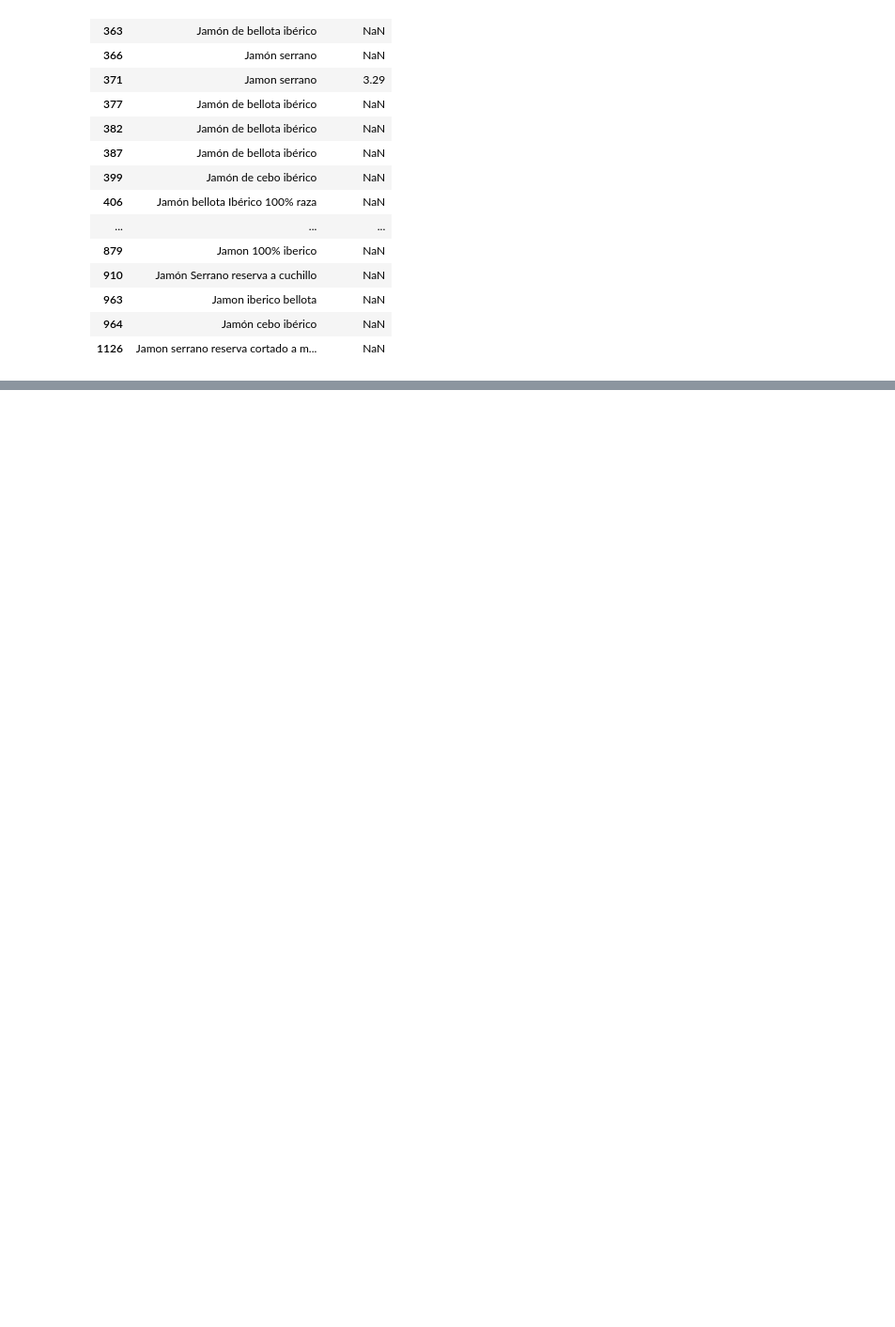
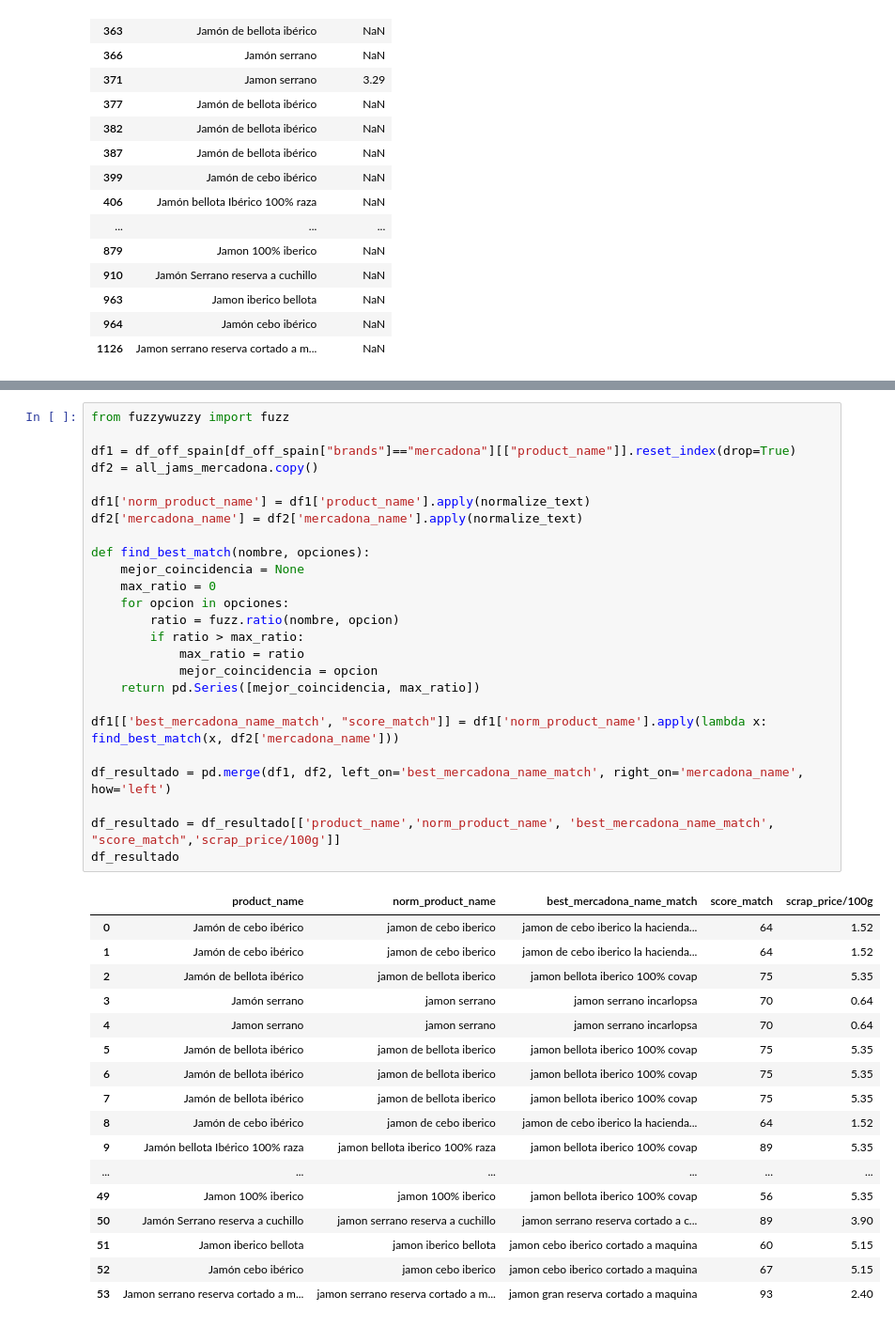
Before and after one commit to bastiatus/off.serranoalchemy, a Jupyter notebook: scraping.ipynb, the cells around one changed output, grey strips where cells are left out. Shown at 94% size. Saved outputs shown, nothing was run; the diff lists cells and outputs as text; blank space fills up the shorter version.

```diff
--- a/scraping.ipynb
+++ b/scraping.ipynb
@@ -449,0 +536,43 @@ Name: count, Length: 143, dtype: int64
+# %%
+from fuzzywuzzy import fuzz
+
+df1 = df_off_spain[df_off_spain["brands"]=="mercadona"][["product_name"]].reset_index(drop=True)
+df2 = all_jams_mercadona.copy()
+
+df1['norm_product_name'] = df1['product_name'].apply(normalize_text)
+df2['mercadona_name'] = df2['mercadona_name'].apply(normalize_text)
+
+def find_best_match(nombre, opciones):
+    mejor_coincidencia = None
+    max_ratio = 0
+    for opcion in opciones:
+        ratio = fuzz.ratio(nombre, opcion)
+        if ratio > max_ratio:
+            max_ratio = ratio
+            mejor_coincidencia = opcion
+    return pd.Series([mejor_coincidencia, max_ratio])
+
+df1[['best_mercadona_name_match', "score_match"]] = df1['norm_product_name'].apply(lambda x: find_best_match(x, df2['mercadona_name']))
+
+df_resultado = pd.merge(df1, df2, left_on='best_mercadona_name_match', right_on='mercadona_name', how='left')
+
+df_resultado = df_resultado[['product_name','norm_product_name', 'best_mercadona_name_match', "score_match",'scrap_price/100g']]
+df_resultado
+# %% [output]
+|  | product_name | norm_product_name | best_mercadona_name_match | score_match | scrap_price/100g |
+| 0 | Jamón de cebo ibérico | jamon de cebo iberico | jamon de cebo iberico la hacienda... | 64 | 1.52 |
+| 1 | Jamón de cebo ibérico | jamon de cebo iberico | jamon de cebo iberico la hacienda... | 64 | 1.52 |
+| 2 | Jamón de bellota ibérico | jamon de bellota iberico | jamon bellota iberico 100% covap | 75 | 5.35 |
+| 3 | Jamón serrano | jamon serrano | jamon serrano incarlopsa | 70 | 0.64 |
+| 4 | Jamon serrano | jamon serrano | jamon serrano incarlopsa | 70 | 0.64 |
+| 5 | Jamón de bellota ibérico | jamon de bellota iberico | jamon bellota iberico 100% covap | 75 | 5.35 |
+| 6 | Jamón de bellota ibérico | jamon de bellota iberico | jamon bellota iberico 100% covap | 75 | 5.35 |
+| 7 | Jamón de bellota ibérico | jamon de bellota iberico | jamon bellota iberico 100% covap | 75 | 5.35 |
+| 8 | Jamón de cebo ibérico | jamon de cebo iberico | jamon de cebo iberico la hacienda... | 64 | 1.52 |
+| 9 | Jamón bellota Ibérico 100% raza | jamon bellota iberico 100% raza | jamon bellota iberico 100% covap | 89 | 5.35 |
+| ... | ... | ... | ... | ... | ... |
+| 49 | Jamon 100% iberico | jamon 100% iberico | jamon bellota iberico 100% covap | 56 | 5.35 |
+| 50 | Jamón Serrano reserva a cuchillo | jamon serrano reserva a cuchillo | jamon serrano reserva cortado a c... | 89 | 3.90 |
+| 51 | Jamon iberico bellota | jamon iberico bellota | jamon cebo iberico cortado a maquina | 60 | 5.15 |
+| 52 | Jamón cebo ibérico | jamon cebo iberico | jamon cebo iberico cortado a maquina | 67 | 5.15 |
+| 53 | Jamon serrano reserva cortado a m... | jamon serrano reserva cortado a m... | jamon gran reserva cortado a maquina | 93 | 2.40 |
```
Also changed, not shown: parts of 13 cells of this notebook, 1 other file.
